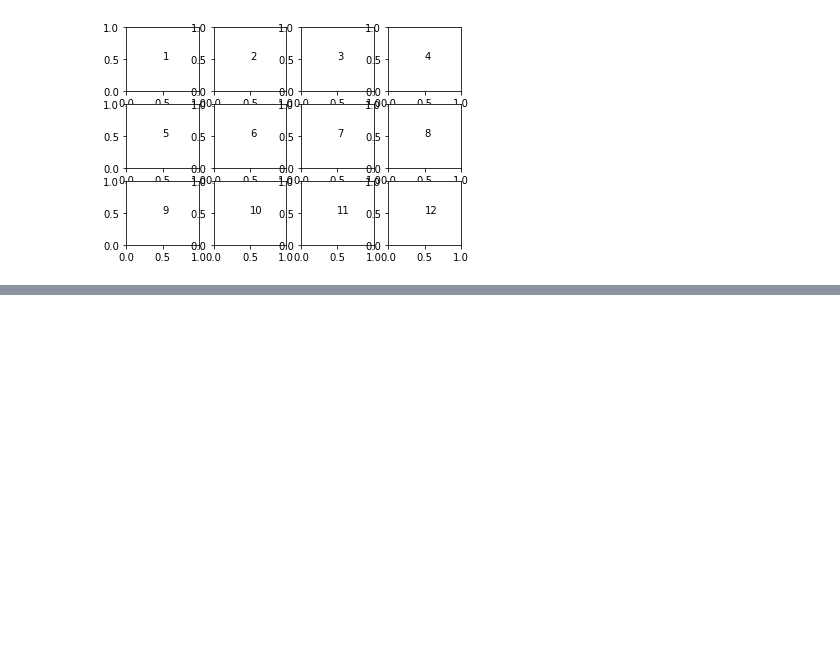
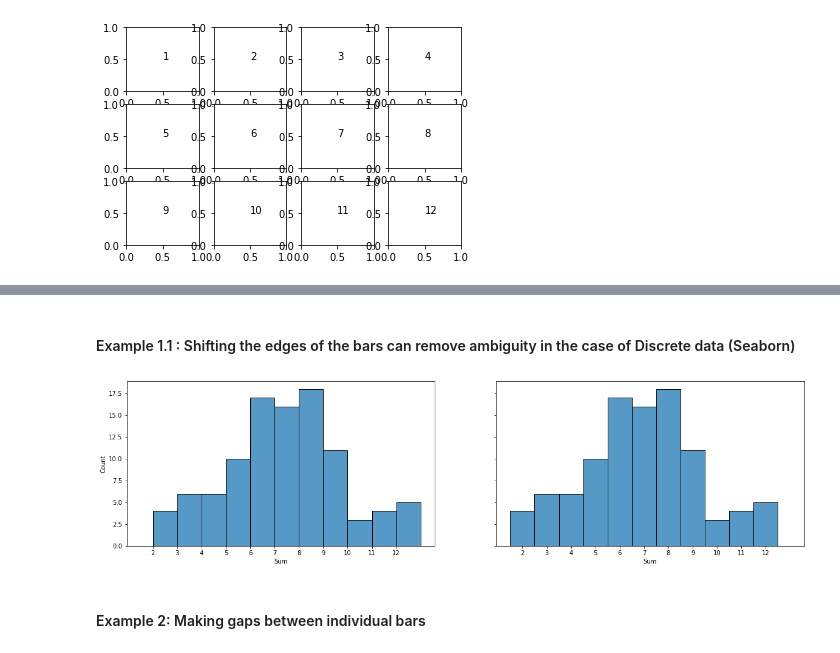
Before and after one commit to tharcyla/data-visualization, a Jupyter notebook: 03_Univariate-Exploration-of-Data.ipynb, the cells around one changed output, grey strips where cells are left out. Drawn from its saved outputs; the diff is of its cells as text; code cells hidden in the pictures; blank space fills up the shorter version.

Commit message:
upload: Add final notes from the Univariate Exploration of Data lesson
I finished the lesson! The last concept was 'Waffle Plots'.

```diff
--- a/03_Univariate-Exploration-of-Data.ipynb
+++ b/03_Univariate-Exploration-of-Data.ipynb
@@ -968,0 +869,21 @@ plt.xlim((0,6));
+# %% [markdown]
+#### Example 1.1 : Shifting the edges of the bars can remove ambiguity in the case of Discrete data (Seaborn)
+# %%
+fig, axes = plt.subplots(1, 2, figsize=(20,5), sharey=True, sharex=True)
+
+# histogram on the left, bin edges on intergers
+bin_edges = np.arange(2, 12+1.1, 1)
+sb.histplot(ax=axes[0], data=die_rolls, x='Sum', bins=bin_edges)
+
+# histogram on the right, bin edges between intergers
+# my virgo brain likes the second one better
+bin_edges = np.arange(1.5, 12.5+1, 1)
+sb.histplot(ax=axes[1], data=die_rolls, x='Sum', bins=bin_edges)
+
+# since sharex=True, it'll work for both
+# even though the bin edges fall on different places
+plt.xticks(np.arange(2, 12+1, 1));
+# %% [output]
+[figure, added]
+# %% [markdown]
+#### Example 2: Making gaps between individual bars
```
Also changed, not shown: parts of 56 cells of this notebook.
